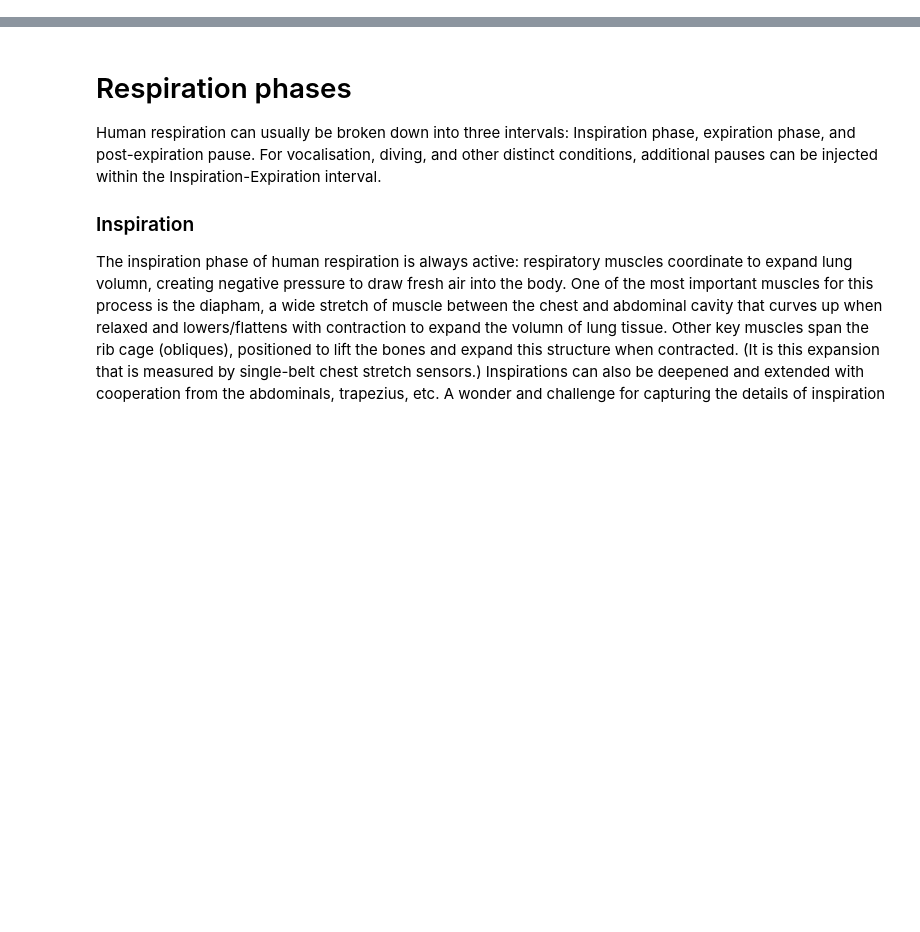
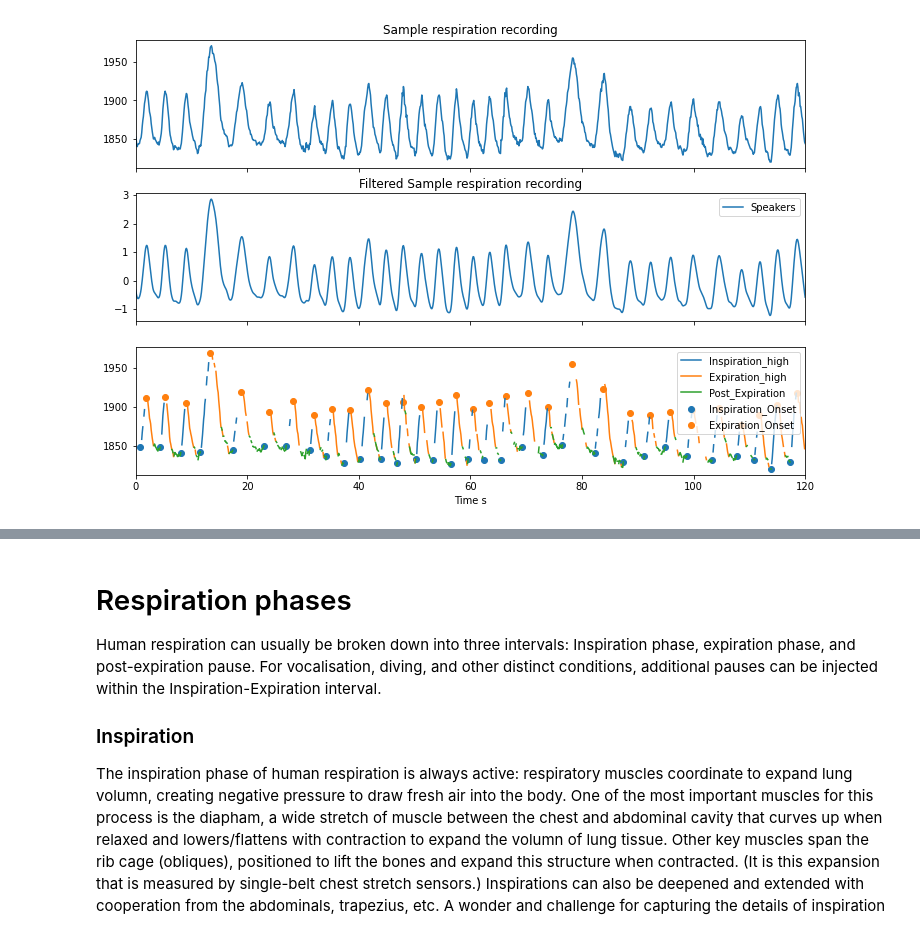
Before and after one commit to finn42/respydemo, a Jupyter notebook: Respy_Intro.ipynb, the cells around one changed output, grey strips where cells are left out. Saved outputs shown, nothing was run; the diff lists cells and outputs as text; code cells hidden in the pictures; blank space fills up the shorter version.

```diff
--- a/Respy_Intro.ipynb
+++ b/Respy_Intro.ipynb
@@ -20,0 +82,39 @@ This notebook uses a set of demo respiraton recordings to demonstrate the phase
+# %%
+
+sample_dur = 120 # index is in seconds
+sig = df.loc[0:sample_dur,'Speakers']
+
+fig, axs = plt.subplots(3,1, sharex='all',figsize=(12,8))
+ax = axs[0]
+sig.plot(ax=ax)
+plt.xlim([0,sample_dur])
+ax.set_title('Sample respiration recording')
+
+ax = axs[1]
+# br = respy.Breath_Features(sig,scalingfactor=1)
+# newSig=respy.respnormed(sig,scaling=1/br['Depth'].median())
+newSig=respy.respnormed(sig)
+
+newSig.plot(ax=ax)
+plt.xlim([0,sample_dur])
+ax.set_title('Filtered Sample respiration recording')
+
+ax = axs[2]
+
+scale_high=0.5
+scale_low = 0.3
+respPhases = respy.Resp_phases(sig,scale_high, scale_low)
+
+CP = respPhases.loc[respPhases['Inspiration_Onset']==1,'Signal']
+ax.scatter(x = CP.index,y = CP.values,label = 'Inspiration_Onset')
+respPhases['Inspiration_high'].plot(ax=ax)
+CP = respPhases.loc[respPhases['Expiration_Onset']==1,'Signal']
+ax.scatter(x = CP.index,y = CP.values,label = 'Expiration_Onset')
+respPhases['Expiration_high'].plot(ax=ax)
+respPhases['Post_Expiration'].plot(ax=ax)
+
+plt.legend()
+plt.savefig('./plots/phase_components.png')
+plt.show()
+# %% [output]
+[figure, added]
```
Also changed, not shown: parts of 17 cells of this notebook, 9 other files.
